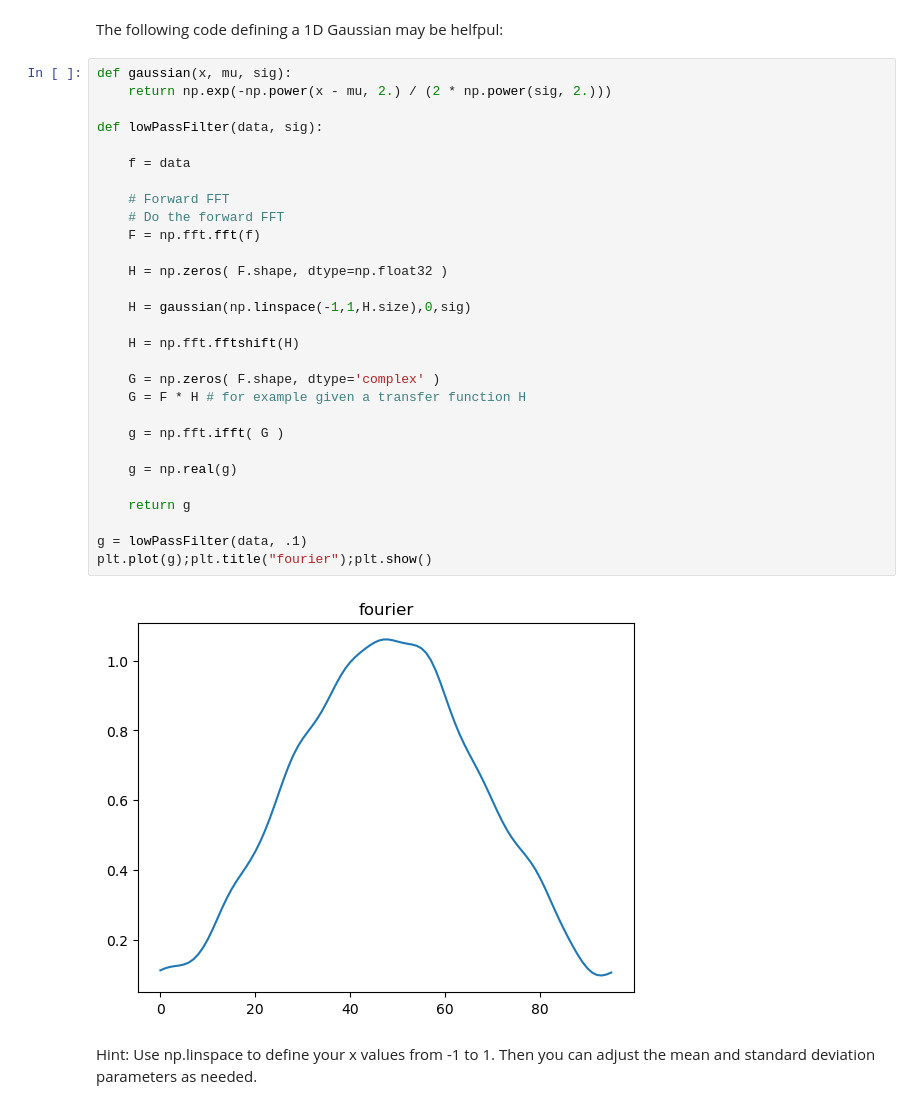
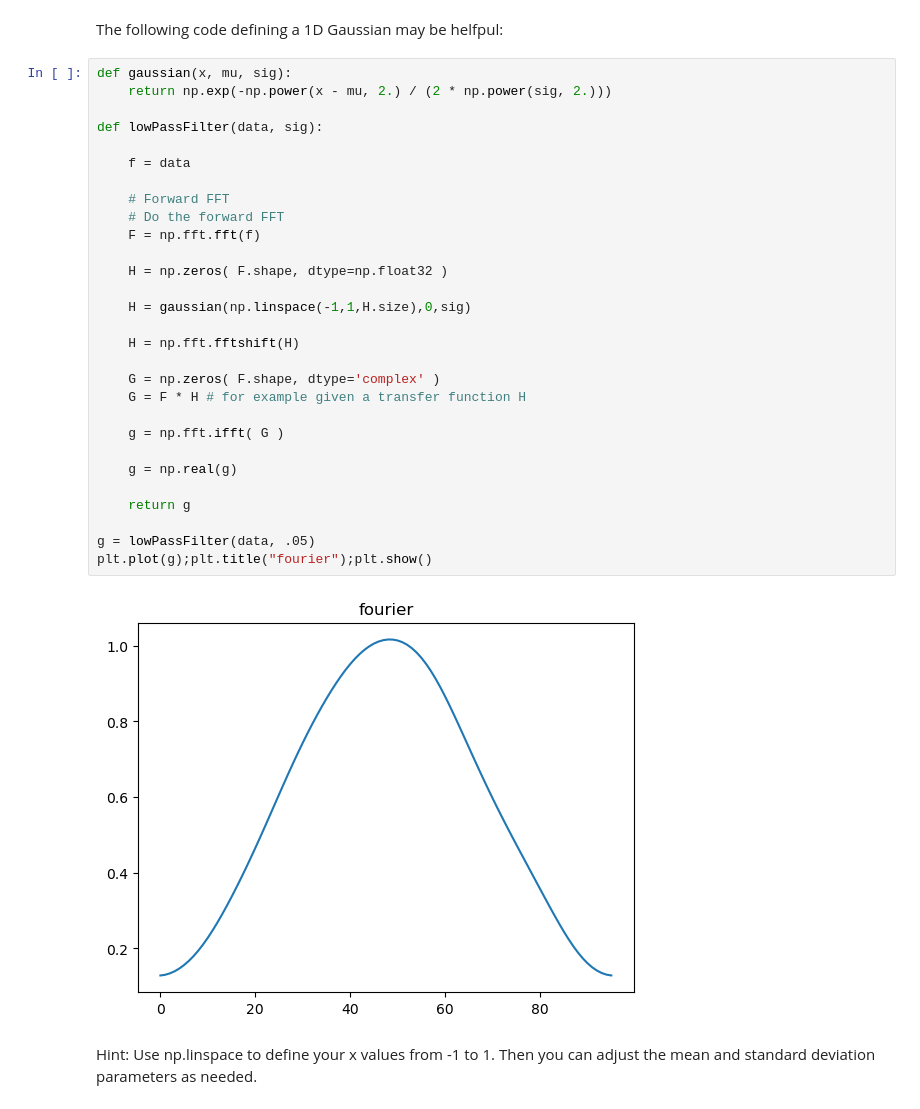
Before and after one commit to BensonP/School-Projects, a Jupyter notebook: CS355/Lab10/Lab10-FourierAnalysis.ipynb, the cells around one changed output. Drawn from its saved outputs; the diff is of its cells as text.

```diff
--- a/CS355/Lab10/Lab10-FourierAnalysis.ipynb
+++ b/CS355/Lab10/Lab10-FourierAnalysis.ipynb
@@ -133,34 +133,34 @@ The following code defining a 1D Gaussian may be helfpul:
 # %%
 def gaussian(x, mu, sig):
     return np.exp(-np.power(x - mu, 2.) / (2 * np.power(sig, 2.)))
 
 def lowPassFilter(data, sig):
 
     f = data
 
     # Forward FFT
     # Do the forward FFT
     F = np.fft.fft(f)
 
     H = np.zeros( F.shape, dtype=np.float32 )
 
     H = gaussian(np.linspace(-1,1,H.size),0,sig)
 
     H = np.fft.fftshift(H)
 
     G = np.zeros( F.shape, dtype='complex' )
     G = F * H # for example given a transfer function H
 
     g = np.fft.ifft( G )
 
     g = np.real(g)
 
     return g
 
-g = lowPassFilter(data, .1)
+g = lowPassFilter(data, .05)
 plt.plot(g);plt.title("fourier");plt.show()
 # %% [output]
-[figure, old version]
+[figure, new version]
 # %% [markdown]
 Hint: Use np.linspace to define your x values from -1 to 1. Then you can adjust the mean and standard deviation parameters as needed.
 # %% [markdown]
```
Also changed, not shown: parts of 1 cell of this notebook.
